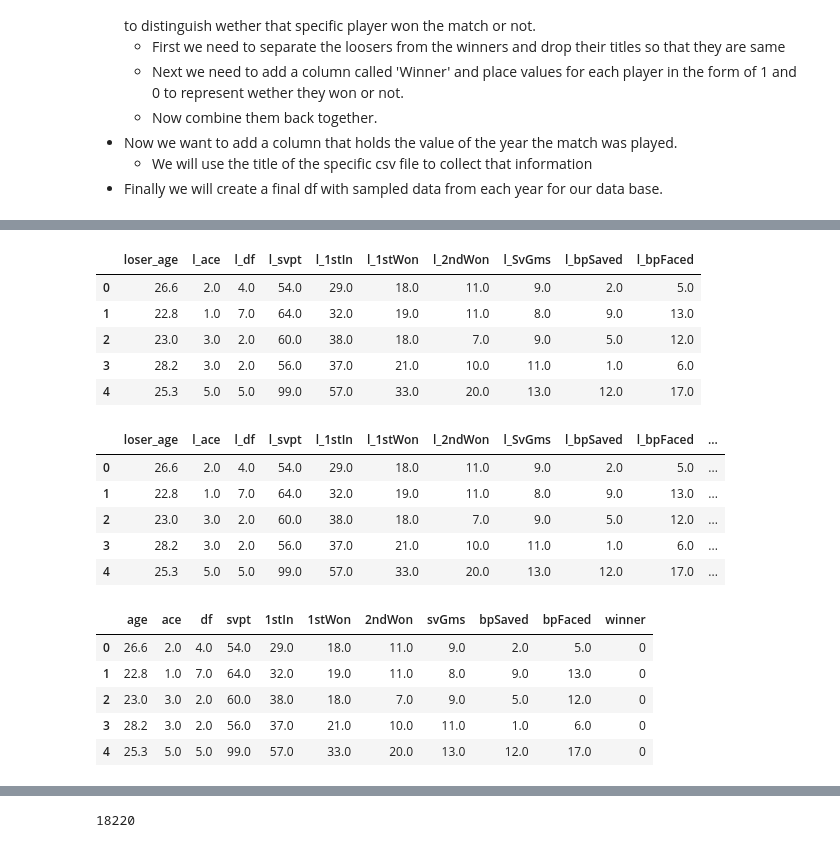
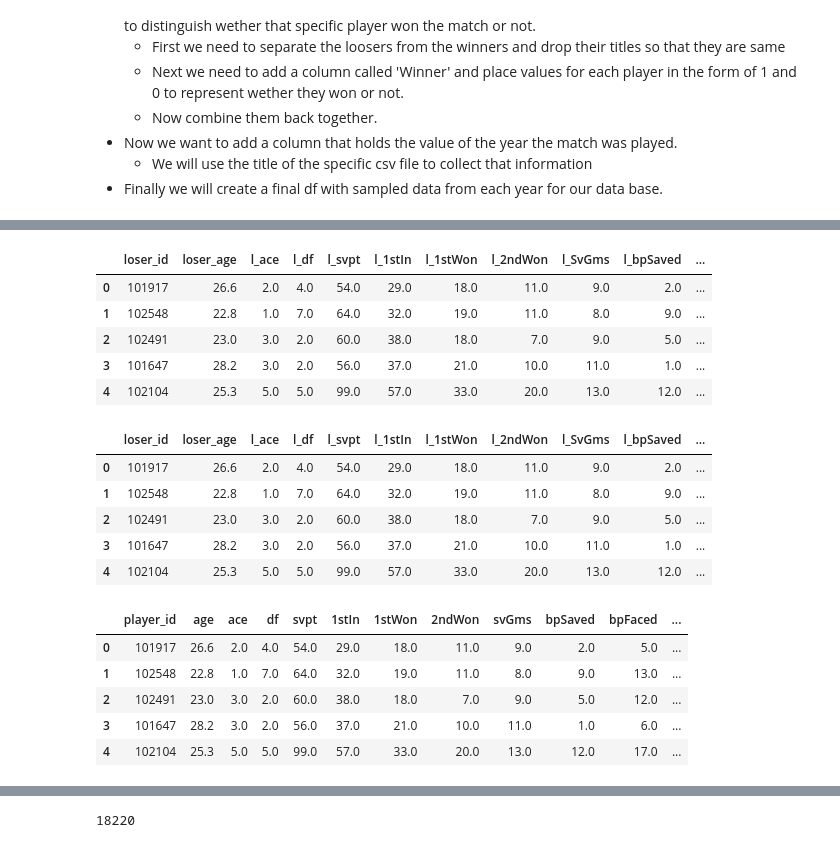
Before and after one commit to kathyming/Tennis_Analysis, a Jupyter notebook: clean_tennis_match_stats.ipynb, the cells around one changed output, grey strips where cells are left out. Saved outputs shown, nothing was run; the diff lists cells and outputs as text; code cells hidden in the pictures.

```diff
--- a/clean_tennis_match_stats.ipynb
+++ b/clean_tennis_match_stats.ipynb
@@ -21,6 +21,11 @@ file_dir = 'Data/Resources/'
 tennis_stats_98_df = pd.read_csv(f'{file_dir}atp_matches_1998.csv', low_memory=False)
 tennis_stats_99_df = pd.read_csv(f'{file_dir}atp_matches_1999.csv', low_memory=False)
 tennis_stats_00_df = pd.read_csv(f'{file_dir}atp_matches_2000.csv', low_memory=False)
+# %%
+# adding the year of the match to the data for data collection on specific players
+tennis_stats_98_df = tennis_stats_98_df.assign(year = 1998)
+tennis_stats_99_df = tennis_stats_99_df.assign(year = 1999)
+tennis_stats_00_df = tennis_stats_00_df.assign(year = 2000)
 # %%
 # Concatenate 98, 99, and 00 files into one dataframe
 tennis_stats_df = pd.concat([tennis_stats_98_df, tennis_stats_99_df, tennis_stats_00_df])
@@ -52,7 +57,6 @@ tennis_stats_df.drop(columns=['best_of',
                              'loser_entry',
                              'loser_hand',
                              'loser_ht',
-                             'loser_id',
                              'loser_ioc',
                              'loser_name',
                              'loser_rank',
@@ -70,7 +74,6 @@ tennis_stats_df.drop(columns=['best_of',
                              'winner_entry',
                               'winner_hand',
                               'winner_ht',
-                              'winner_id',
                               'winner_ioc',
                               'winner_name',
                               'winner_rank',
@@ -153,46 +159,48 @@ losers_df.drop(columns=['winner_age',
                          'w_bpFaced',
                          'w_bpSaved',
                          'w_df',
-                         'w_svpt'], inplace=True)
+                         'w_svpt',
+                         'winner_id'], inplace=True)
 losers_df.head()
 # %% [output]
-|  | loser_age | l_ace | l_df | l_svpt | l_1stIn | l_1stWon | l_2ndWon | l_SvGms | l_bpSaved | l_bpFaced |
-| 0 | 26.6 | 2.0 | 4.0 | 54.0 | 29.0 | 18.0 | 11.0 | 9.0 | 2.0 | 5.0 |
-| 1 | 22.8 | 1.0 | 7.0 | 64.0 | 32.0 | 19.0 | 11.0 | 8.0 | 9.0 | 13.0 |
-| 2 | 23.0 | 3.0 | 2.0 | 60.0 | 38.0 | 18.0 | 7.0 | 9.0 | 5.0 | 12.0 |
-| 3 | 28.2 | 3.0 | 2.0 | 56.0 | 37.0 | 21.0 | 10.0 | 11.0 | 1.0 | 6.0 |
-| 4 | 25.3 | 5.0 | 5.0 | 99.0 | 57.0 | 33.0 | 20.0 | 13.0 | 12.0 | 17.0 |
+|  | loser_id | loser_age | l_ace | l_df | l_svpt | l_1stIn | l_1stWon | l_2ndWon | l_SvGms | l_bpSaved | ... |
+| 0 | 101917 | 26.6 | 2.0 | 4.0 | 54.0 | 29.0 | 18.0 | 11.0 | 9.0 | 2.0 | ... |
+| 1 | 102548 | 22.8 | 1.0 | 7.0 | 64.0 | 32.0 | 19.0 | 11.0 | 8.0 | 9.0 | ... |
+| 2 | 102491 | 23.0 | 3.0 | 2.0 | 60.0 | 38.0 | 18.0 | 7.0 | 9.0 | 5.0 | ... |
+| 3 | 101647 | 28.2 | 3.0 | 2.0 | 56.0 | 37.0 | 21.0 | 10.0 | 11.0 | 1.0 | ... |
+| 4 | 102104 | 25.3 | 5.0 | 5.0 | 99.0 | 57.0 | 33.0 | 20.0 | 13.0 | 12.0 | ... |
 # %%
 # Add loser column to winners_df with a value of 0
-losers_df['winner'] = 0
+losers_df['result'] = 0
 losers_df.head()
 # %% [output]
-|  | loser_age | l_ace | l_df | l_svpt | l_1stIn | l_1stWon | l_2ndWon | l_SvGms | l_bpSaved | l_bpFaced | ... |
-| 0 | 26.6 | 2.0 | 4.0 | 54.0 | 29.0 | 18.0 | 11.0 | 9.0 | 2.0 | 5.0 | ... |
-| 1 | 22.8 | 1.0 | 7.0 | 64.0 | 32.0 | 19.0 | 11.0 | 8.0 | 9.0 | 13.0 | ... |
-| 2 | 23.0 | 3.0 | 2.0 | 60.0 | 38.0 | 18.0 | 7.0 | 9.0 | 5.0 | 12.0 | ... |
-| 3 | 28.2 | 3.0 | 2.0 | 56.0 | 37.0 | 21.0 | 10.0 | 11.0 | 1.0 | 6.0 | ... |
-| 4 | 25.3 | 5.0 | 5.0 | 99.0 | 57.0 | 33.0 | 20.0 | 13.0 | 12.0 | 17.0 | ... |
+|  | loser_id | loser_age | l_ace | l_df | l_svpt | l_1stIn | l_1stWon | l_2ndWon | l_SvGms | l_bpSaved | ... |
+| 0 | 101917 | 26.6 | 2.0 | 4.0 | 54.0 | 29.0 | 18.0 | 11.0 | 9.0 | 2.0 | ... |
+| 1 | 102548 | 22.8 | 1.0 | 7.0 | 64.0 | 32.0 | 19.0 | 11.0 | 8.0 | 9.0 | ... |
+| 2 | 102491 | 23.0 | 3.0 | 2.0 | 60.0 | 38.0 | 18.0 | 7.0 | 9.0 | 5.0 | ... |
+| 3 | 101647 | 28.2 | 3.0 | 2.0 | 56.0 | 37.0 | 21.0 | 10.0 | 11.0 | 1.0 | ... |
+| 4 | 102104 | 25.3 | 5.0 | 5.0 | 99.0 | 57.0 | 33.0 | 20.0 | 13.0 | 12.0 | ... |
 # %%
 # Rename columns in losers_df
 losers_df.rename(columns={"loser_age":"age",
                            "l_ace":"ace",
                            "l_df":"df",
                            "l_svpt":"svpt",
                            "l_1stIn":"1stIn",
                            "l_1stWon":"1stWon",
                            "l_2ndWon":"2ndWon",
                            "l_SvGms":"svGms",
                            "l_bpFaced":"bpFaced",
-                           "l_bpSaved":"bpSaved"}, inplace=True)
+                           "l_bpSaved":"bpSaved",
+                           "loser_id":"player_id"}, inplace=True)
 losers_df.head()
 # %% [output]
-|  | age | ace | df | svpt | 1stIn | 1stWon | 2ndWon | svGms | bpSaved | bpFaced | winner |
-| 0 | 26.6 | 2.0 | 4.0 | 54.0 | 29.0 | 18.0 | 11.0 | 9.0 | 2.0 | 5.0 | 0 |
-| 1 | 22.8 | 1.0 | 7.0 | 64.0 | 32.0 | 19.0 | 11.0 | 8.0 | 9.0 | 13.0 | 0 |
-| 2 | 23.0 | 3.0 | 2.0 | 60.0 | 38.0 | 18.0 | 7.0 | 9.0 | 5.0 | 12.0 | 0 |
-| 3 | 28.2 | 3.0 | 2.0 | 56.0 | 37.0 | 21.0 | 10.0 | 11.0 | 1.0 | 6.0 | 0 |
-| 4 | 25.3 | 5.0 | 5.0 | 99.0 | 57.0 | 33.0 | 20.0 | 13.0 | 12.0 | 17.0 | 0 |
+|  | player_id | age | ace | df | svpt | 1stIn | 1stWon | 2ndWon | svGms | bpSaved | bpFaced | ... |
+| 0 | 101917 | 26.6 | 2.0 | 4.0 | 54.0 | 29.0 | 18.0 | 11.0 | 9.0 | 2.0 | 5.0 | ... |
+| 1 | 102548 | 22.8 | 1.0 | 7.0 | 64.0 | 32.0 | 19.0 | 11.0 | 8.0 | 9.0 | 13.0 | ... |
+| 2 | 102491 | 23.0 | 3.0 | 2.0 | 60.0 | 38.0 | 18.0 | 7.0 | 9.0 | 5.0 | 12.0 | ... |
+| 3 | 101647 | 28.2 | 3.0 | 2.0 | 56.0 | 37.0 | 21.0 | 10.0 | 11.0 | 1.0 | 6.0 | ... |
+| 4 | 102104 | 25.3 | 5.0 | 5.0 | 99.0 | 57.0 | 33.0 | 20.0 | 13.0 | 12.0 | 17.0 | ... |
 # %%
 # Concatenate two (winners and losers) dataframes together
 match_stats_df = pd.concat([winners_df, losers_df])
```
Also changed, not shown: parts of 6 cells of this notebook.
